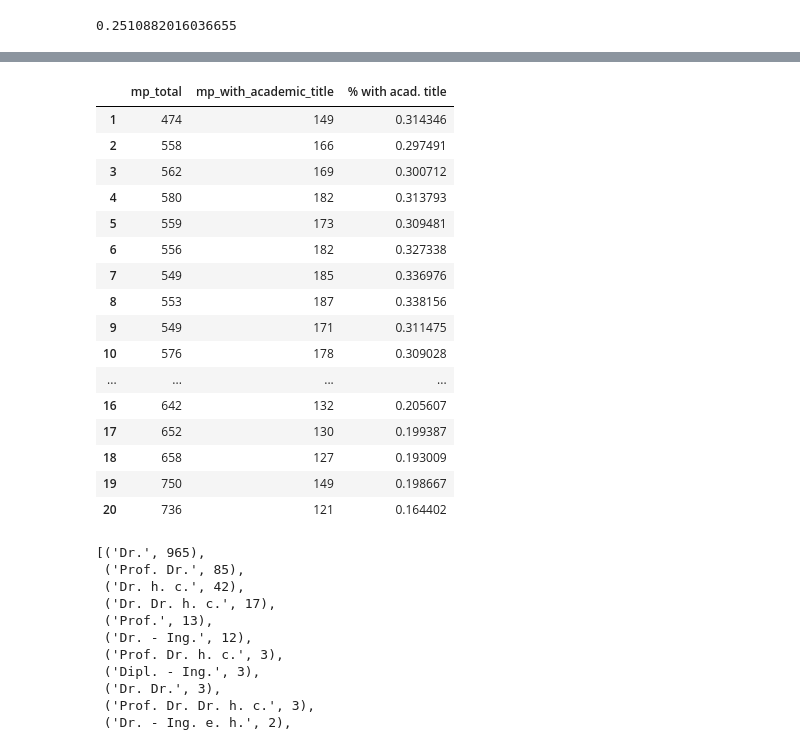
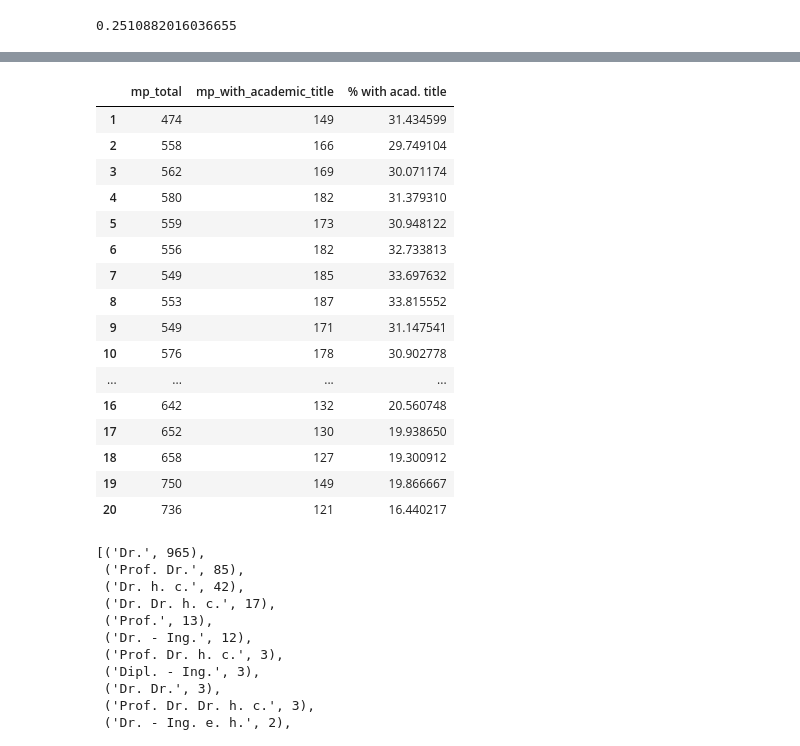
Before and after one commit to sebastian-nagel/introduction-to-python, a Jupyter notebook: 4_web_scraping.ipynb, the cells around one changed output, grey strips where cells are left out. Drawn from its saved outputs; the diff is of its cells as text; code cells hidden in the pictures.

```diff
--- a/4_web_scraping.ipynb
+++ b/4_web_scraping.ipynb
@@ -540,26 +584,26 @@ mp_with_acad_title / mp_total
 # %%
 df = pd.DataFrame.from_dict(election_periods, orient='index').sort_index()
 
-df['% with acad. title'] = df['mp_with_academic_title'] / df['mp_total']
+df['% with acad. title'] = 100.0 * df['mp_with_academic_title'] / df['mp_total']
 df
 # %% [output]
 |  | mp_total | mp_with_academic_title | % with acad. title |
-| 1 | 474 | 149 | 0.314346 |
-| 2 | 558 | 166 | 0.297491 |
-| 3 | 562 | 169 | 0.300712 |
-| 4 | 580 | 182 | 0.313793 |
-| 5 | 559 | 173 | 0.309481 |
-| 6 | 556 | 182 | 0.327338 |
-| 7 | 549 | 185 | 0.336976 |
-| 8 | 553 | 187 | 0.338156 |
-| 9 | 549 | 171 | 0.311475 |
-| 10 | 576 | 178 | 0.309028 |
+| 1 | 474 | 149 | 31.434599 |
+| 2 | 558 | 166 | 29.749104 |
+| 3 | 562 | 169 | 30.071174 |
+| 4 | 580 | 182 | 31.379310 |
+| 5 | 559 | 173 | 30.948122 |
+| 6 | 556 | 182 | 32.733813 |
+| 7 | 549 | 185 | 33.697632 |
+| 8 | 553 | 187 | 33.815552 |
+| 9 | 549 | 171 | 31.147541 |
+| 10 | 576 | 178 | 30.902778 |
 | ... | ... | ... | ... |
-| 16 | 642 | 132 | 0.205607 |
-| 17 | 652 | 130 | 0.199387 |
-| 18 | 658 | 127 | 0.193009 |
-| 19 | 750 | 149 | 0.198667 |
-| 20 | 736 | 121 | 0.164402 |
+| 16 | 642 | 132 | 20.560748 |
+| 17 | 652 | 130 | 19.938650 |
+| 18 | 658 | 127 | 19.300912 |
+| 19 | 750 | 149 | 19.866667 |
+| 20 | 736 | 121 | 16.440217 |
 # %%
 mp_acad_title.most_common()
 # %% [output]
```
Also changed, not shown: parts of 13 cells of this notebook, 7 other files.
